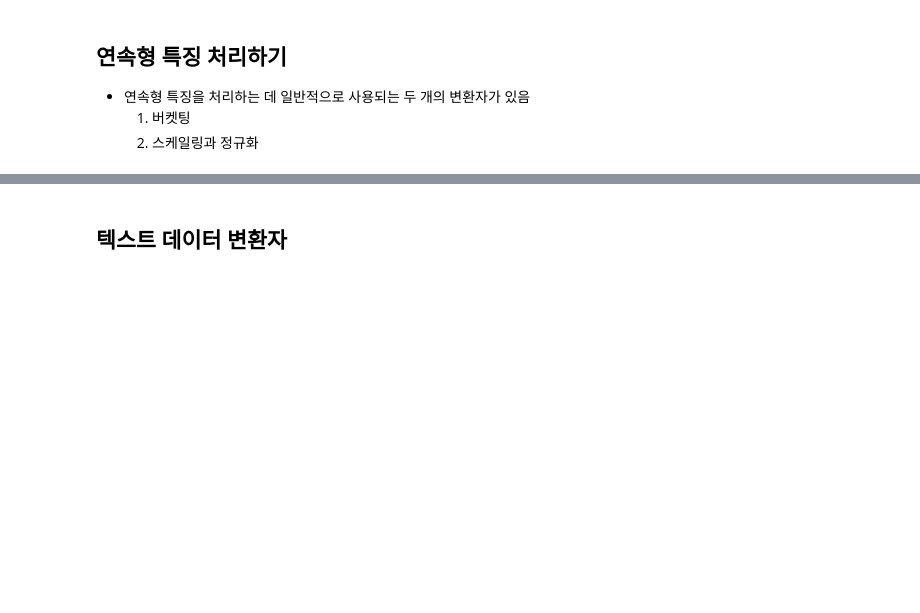
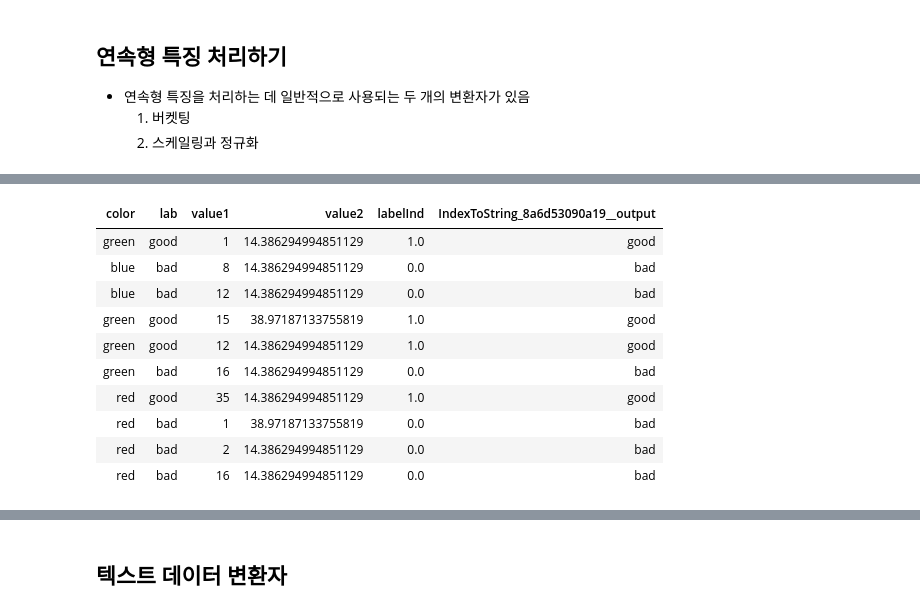
Before and after one commit to PingPingE/Spark, a Jupyter notebook: Part6/Chapter25.ipynb, the cells around one changed output, grey strips where cells are left out. Cells and saved outputs as stored; diff of their text form; code cells hidden in the pictures; blank space fills up the shorter version.

```diff
--- a/Part6/Chapter25.ipynb
+++ b/Part6/Chapter25.ipynb
@@ -213,0 +313,5 @@ fitted_bucketer.transform(contDF).show()
+# %%
+from pyspark.ml.feature import StringIndexer
+strInd = StringIndexer().setInputCol("lab").setOutputCol("labelInd")
+idxRes = strInd.fit(simpleDF).transform(simpleDF)
+display(idxRes.head(10))
@@ -213,0 +355,16 @@ fitted_bucketer.transform(contDF).show()
+# %%
+from pyspark.ml.feature import IndexToString
+labelReverse = IndexToString().setInputCol("labelInd")
+display(labelReverse.transform(idxRes).head(10))
+# %% [output]
+| color | lab | value1 | value2 | labelInd | IndexToString_8a6d53090a19__output |
+| green | good | 1 | 14.386294994851129 | 1.0 | good |
+| blue | bad | 8 | 14.386294994851129 | 0.0 | bad |
+| blue | bad | 12 | 14.386294994851129 | 0.0 | bad |
+| green | good | 15 | 38.97187133755819 | 1.0 | good |
+| green | good | 12 | 14.386294994851129 | 1.0 | good |
+| green | bad | 16 | 14.386294994851129 | 0.0 | bad |
+| red | good | 35 | 14.386294994851129 | 1.0 | good |
+| red | bad | 1 | 38.97187133755819 | 0.0 | bad |
+| red | bad | 2 | 14.386294994851129 | 0.0 | bad |
+| red | bad | 16 | 14.386294994851129 | 0.0 | bad |
```
Also changed, not shown: parts of 24 cells of this notebook.
